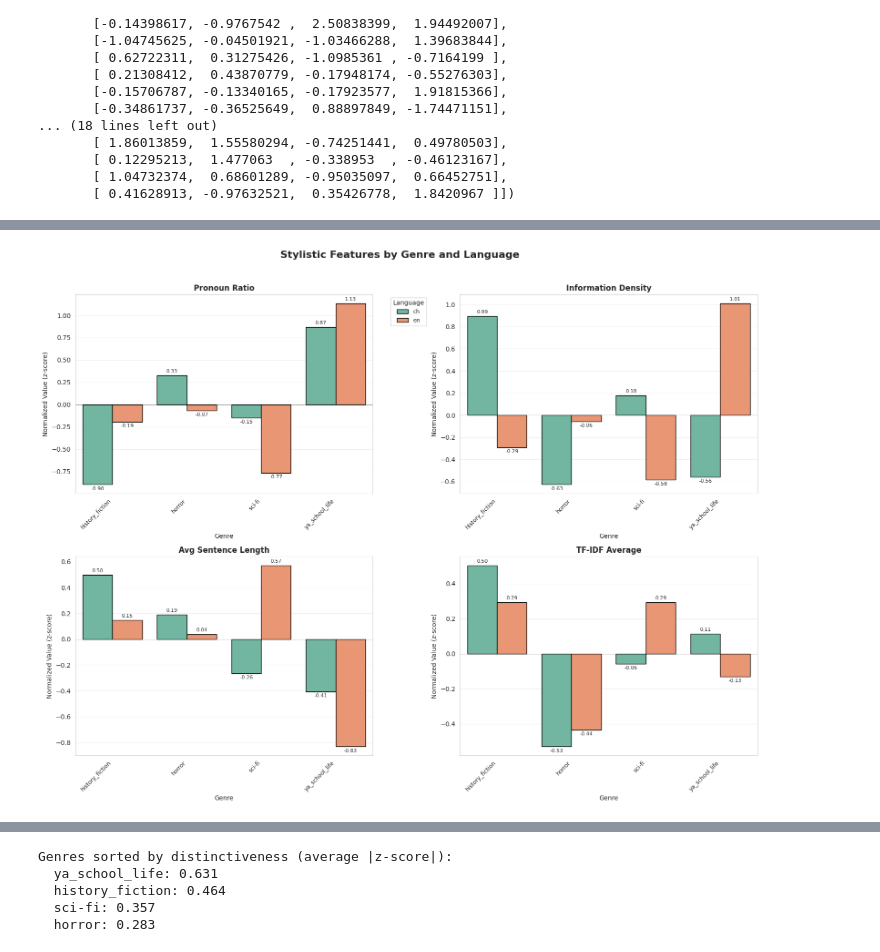
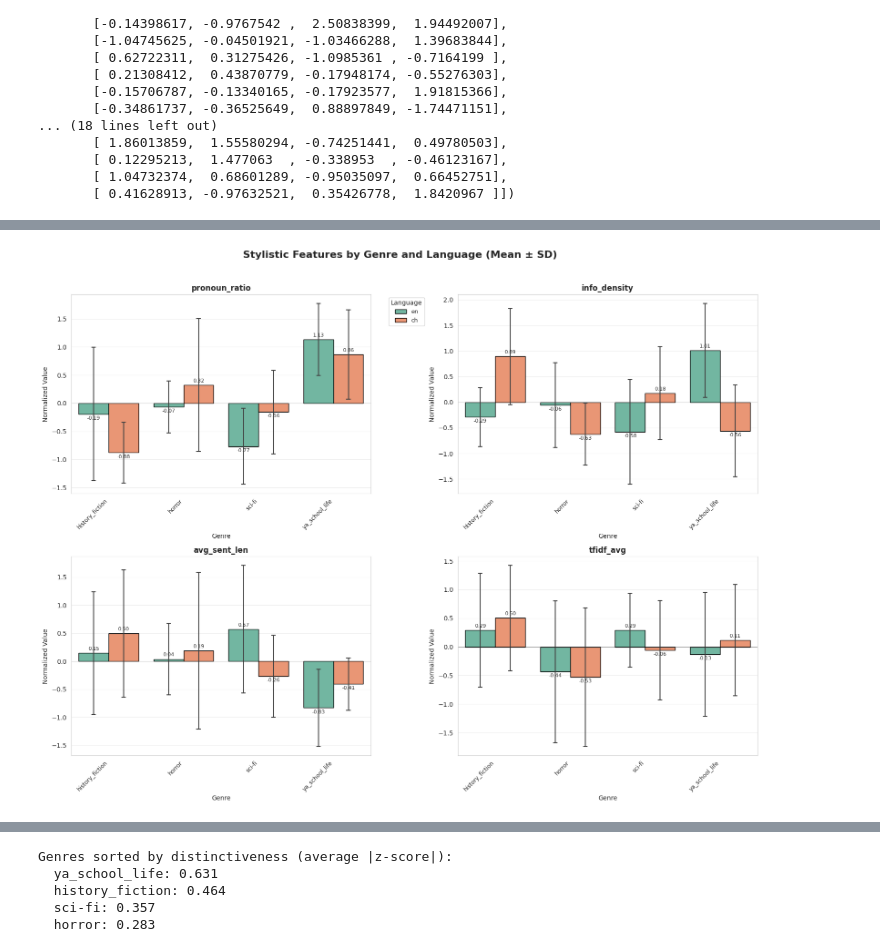
Before and after one commit to asapacsin/cross-culture-linguistic-analysis, a Jupyter notebook: lingu.ipynb, the cells around one changed output, grey strips where cells are left out. Cells and saved outputs as stored; diff of their text form; code cells hidden in the pictures.

```diff
--- a/lingu.ipynb
+++ b/lingu.ipynb
@@ -398,71 +394,29 @@ Text(0.5, 1.0, 'How Similar Are English & Chinese Books in the Same Genre?\nHigh
 # %%
-features = ["pronoun_ratio", "info_density", "avg_sent_len", "tfidf_avg"]
-df = df.dropna(subset=features + ["genre", "language"]).reset_index(drop=True)
-
-X = df[features].values
-X_norm = (X - X.mean(axis=0)) / X.std(axis=0)
-
-for i, col in enumerate(features):
-    df[f"{col}_norm"] = X_norm[:, i]
-
-norm_cols = [f"{f}_norm" for f in features]
-
-# ────────────────────────
-# Compute mean normalized features per genre and language
-# ────────────────────────
-mean_df = (
-    df.groupby(["genre", "language"])[norm_cols]
-      .mean()
-      .reset_index()
-)
-
-# Melt for easier plotting with seaborn
-mean_melted = mean_df.melt(
-    id_vars=["genre", "language"],
-    value_vars=norm_cols,
-    var_name="feature",
-    value_name="mean_normalized_value"
-)
-
-# Clean up feature names for nicer display
-feature_names = {
-    "pronoun_ratio_norm": "Pronoun Ratio",
-    "info_density_norm": "Information Density",
-    "avg_sent_len_norm": "Avg Sentence Length",
-    "tfidf_avg_norm": "TF-IDF Average"
-}
-mean_melted["feature"] = mean_melted["feature"].map(feature_names)
-
-# ────────────────────────
-# OPTION 1: Enhanced grouped bar chart with genre colors
-# ────────────────────────
-
-# Create a color palette for genres
-genres = mean_melted["genre"].unique()
-genre_palette = sns.color_palette("husl", len(genres))
-genre_color_dict = dict(zip(genres, genre_palette))
-
-plt.figure(figsize=(14, 10))
+# Just use this simplified version:
+plt.figure(figsize=(16, 12))
 sns.set_style("whitegrid")
 
-# Create a single figure with subplots
 fig, axes = plt.subplots(2, 2, figsize=(16, 12))
 axes = axes.flatten()
 
-for idx, feature in enumerate(features_order):
+for idx, feature in enumerate(features):
     ax = axes[idx]
-    feature_data = mean_melted[mean_melted["feature"] == feature]
+    norm_feature = f"{feature}_norm"
 
-    # Use seaborn barplot for simplicity
-    sns.barplot(data=feature_data,
-                x="genre",
-                y="mean_normalized_value",
-                hue="language",
-                ax=ax,
-                palette="Set2",  # Distinct colors for languages
-                edgecolor='black',
-                linewidth=1,
-                errwidth=0)  # Remove error bars
+    # Use seaborn barplot with ci='sd' for standard deviation
+    sns.barplot(
+        data=df,
+        x="genre",
+        y=norm_feature,
+        hue="language",
+        ax=ax,
+        ci="sd",  # Standard deviation
+        capsize=0.1,
+        errwidth=1.5,
+        palette="Set2",
+        edgecolor='black',
+        linewidth=1
+    )
 
     # Add value labels
     for container in ax.containers:
@@ -470,18 +424,17 @@ for idx, feature in enumerate(features_order):
 
     ax.set_title(f"{feature}", fontsize=12, fontweight='bold')
     ax.set_xlabel("Genre", fontsize=10)
-    ax.set_ylabel("Normalized Value (z-score)", fontsize=10)
+    ax.set_ylabel("Normalized Value", fontsize=10)
     ax.set_xticklabels(ax.get_xticklabels(), rotation=45, ha='right', fontsize=9)
     ax.grid(True, alpha=0.3, axis='y')
     ax.axhline(y=0, color='black', linestyle='-', linewidth=0.5, alpha=0.5)
 
-    # Move legend outside for first plot only
     if idx == 0:
         ax.legend(title="Language", bbox_to_anchor=(1.05, 1), loc='upper left', fontsize=9)
     else:
         ax.legend().remove()
 
-fig.suptitle("Stylistic Features by Genre and Language",
+fig.suptitle("Stylistic Features by Genre and Language (Mean ± SD)",
              fontsize=16, fontweight='bold', y=1.02)
 plt.tight_layout()
 plt.show()
@@ -505 +460 @@ The `errwidth` parameter is deprecated. And will be removed in v0.15.0. Pass `er
-[figure, old version]
+[figure, new version]
```
Also changed, not shown: parts of 19 cells of this notebook, 1 other file.
